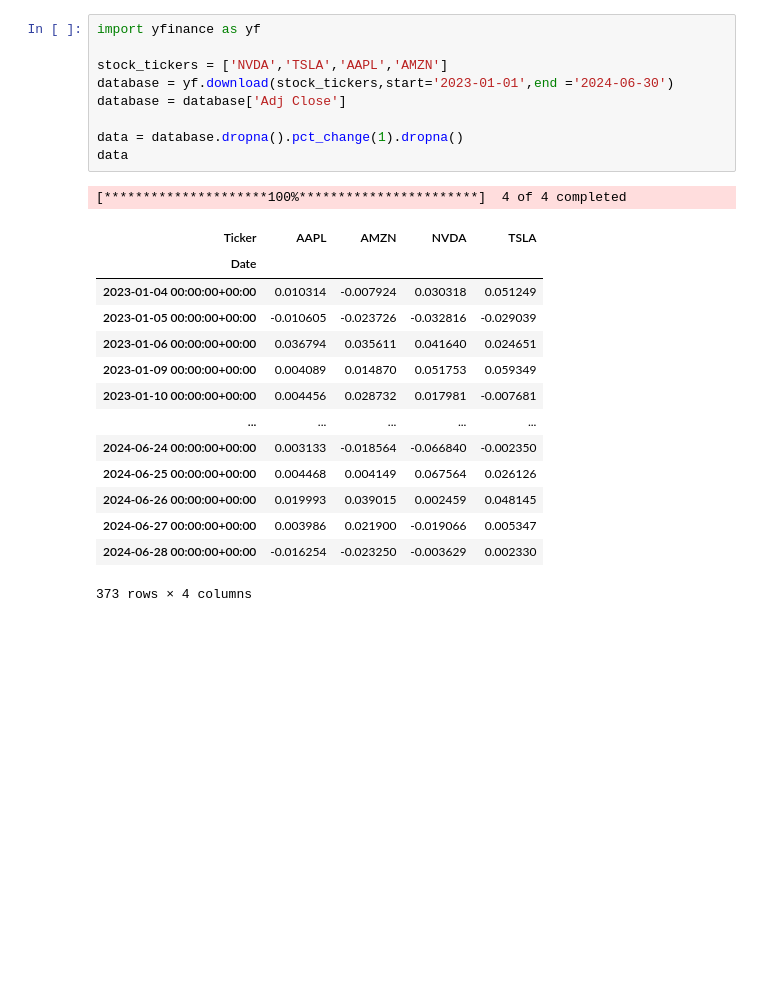
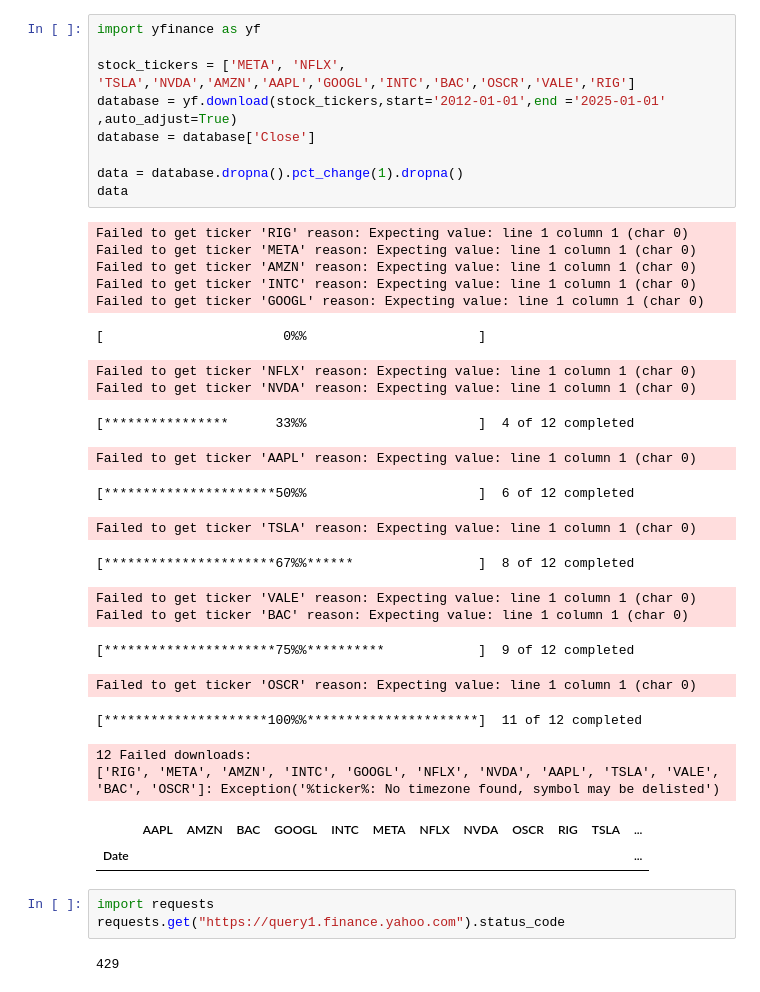
Before and after one commit to 2626245/Portfolio-Management, a Jupyter notebook: Static Asset Allocation/Mean-Variance-Skewness-KurtosisCriterion.ipynb, the cells around one changed output. Cells and saved outputs as stored; diff of their text form; blank space fills up the shorter version.

```diff
--- a/Static Asset Allocation/Mean-Variance-Skewness-KurtosisCriterion.ipynb
+++ b/Static Asset Allocation/Mean-Variance-Skewness-KurtosisCriterion.ipynb
@@ -1,28 +1,40 @@
 # %%
 import yfinance as yf
 
-stock_tickers = ['NVDA','TSLA','AAPL','AMZN']
-database = yf.download(stock_tickers,start='2023-01-01',end ='2024-06-30')
-database = database['Adj Close']
+stock_tickers = ['META', 'NFLX', 'TSLA','NVDA','AMZN','AAPL','GOOGL','INTC','BAC','OSCR','VALE','RIG']
+database = yf.download(stock_tickers,start='2012-01-01',end ='2025-01-01' ,auto_adjust=True)
+database = database['Close']
 
 data = database.dropna().pct_change(1).dropna()
 data
 # %% [output]
-[*********************100%***********************]  4 of 4 completed
+Failed to get ticker 'RIG' reason: Expecting value: line 1 column 1 (char 0)
+Failed to get ticker 'META' reason: Expecting value: line 1 column 1 (char 0)
+Failed to get ticker 'AMZN' reason: Expecting value: line 1 column 1 (char 0)
+Failed to get ticker 'INTC' reason: Expecting value: line 1 column 1 (char 0)
+Failed to get ticker 'GOOGL' reason: Expecting value: line 1 column 1 (char 0)
+[                       0%%                      ]
+Failed to get ticker 'NFLX' reason: Expecting value: line 1 column 1 (char 0)
+Failed to get ticker 'NVDA' reason: Expecting value: line 1 column 1 (char 0)
+[****************      33%%                      ]  4 of 12 completed
+Failed to get ticker 'AAPL' reason: Expecting value: line 1 column 1 (char 0)
+[**********************50%%                      ]  6 of 12 completed
+Failed to get ticker 'TSLA' reason: Expecting value: line 1 column 1 (char 0)
+[**********************67%%******                ]  8 of 12 completed
+Failed to get ticker 'VALE' reason: Expecting value: line 1 column 1 (char 0)
+Failed to get ticker 'BAC' reason: Expecting value: line 1 column 1 (char 0)
+[**********************75%%**********            ]  9 of 12 completed
+Failed to get ticker 'OSCR' reason: Expecting value: line 1 column 1 (char 0)
+[*********************100%%**********************]  11 of 12 completed
+12 Failed downloads:
+['RIG', 'META', 'AMZN', 'INTC', 'GOOGL', 'NFLX', 'NVDA', 'AAPL', 'TSLA', 'VALE', 'BAC', 'OSCR']: Exception('%ticker%: No timezone found, symbol may be delisted')
-| Ticker | AAPL | AMZN | NVDA | TSLA |
-| Date |  |  |  |  |
-| 2023-01-04 00:00:00+00:00 | 0.010314 | -0.007924 | 0.030318 | 0.051249 |
-| 2023-01-05 00:00:00+00:00 | -0.010605 | -0.023726 | -0.032816 | -0.029039 |
-| 2023-01-06 00:00:00+00:00 | 0.036794 | 0.035611 | 0.041640 | 0.024651 |
-| 2023-01-09 00:00:00+00:00 | 0.004089 | 0.014870 | 0.051753 | 0.059349 |
-| 2023-01-10 00:00:00+00:00 | 0.004456 | 0.028732 | 0.017981 | -0.007681 |
-| ... | ... | ... | ... | ... |
-| 2024-06-24 00:00:00+00:00 | 0.003133 | -0.018564 | -0.066840 | -0.002350 |
-| 2024-06-25 00:00:00+00:00 | 0.004468 | 0.004149 | 0.067564 | 0.026126 |
-| 2024-06-26 00:00:00+00:00 | 0.019993 | 0.039015 | 0.002459 | 0.048145 |
-| 2024-06-27 00:00:00+00:00 | 0.003986 | 0.021900 | -0.019066 | 0.005347 |
-| 2024-06-28 00:00:00+00:00 | -0.016254 | -0.023250 | -0.003629 | 0.002330 |
+|  | AAPL | AMZN | BAC | GOOGL | INTC | META | NFLX | NVDA | OSCR | RIG | TSLA | ... |
+| Date |  |  |  |  |  |  |  |  |  |  |  | ... |
-373 rows × 4 columns
+# %%
+import requests
+requests.get("https://query1.finance.yahoo.com").status_code
+# %% [output]
+429
 # %%
 import numpy as np
 import pandas as pd
```
Also changed, not shown: parts of 3 cells of this notebook, 5 other files.
